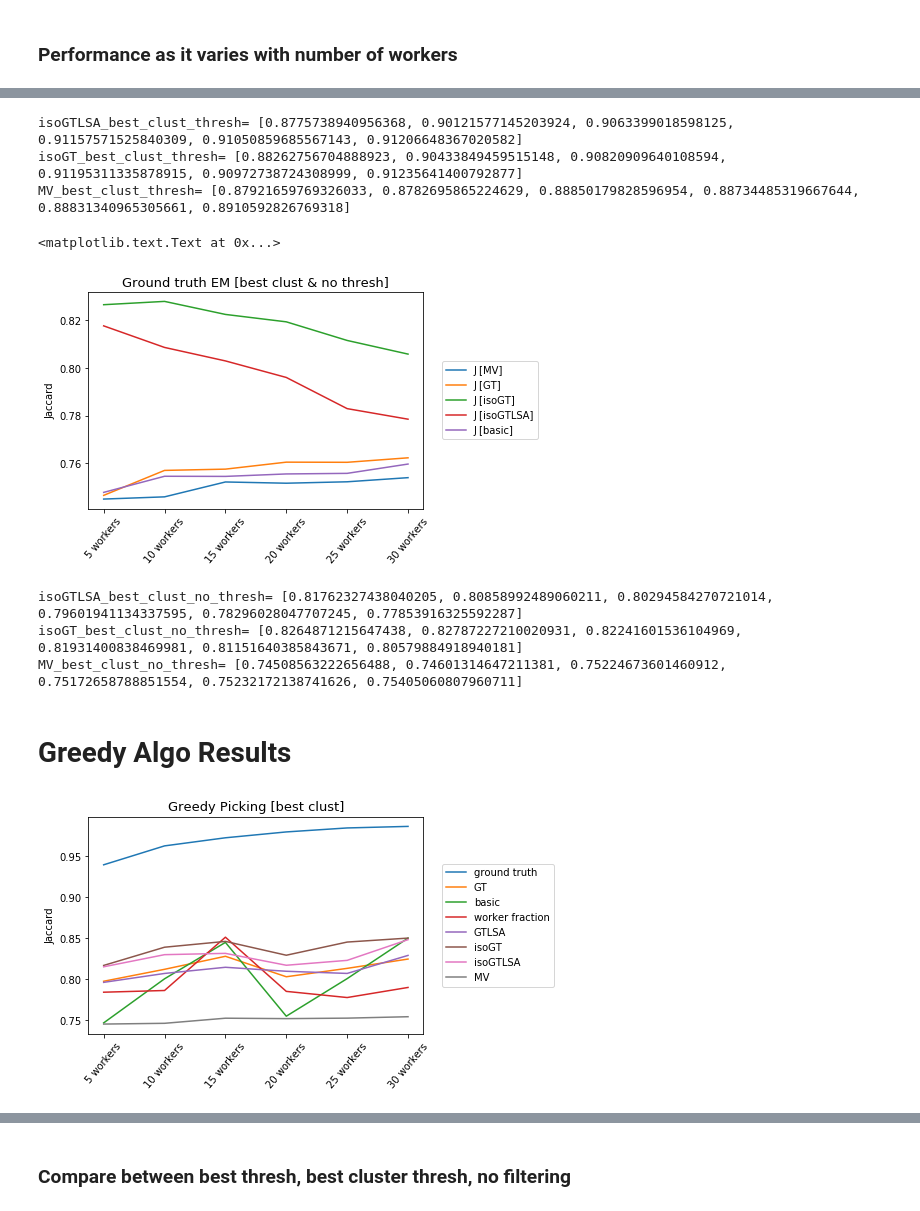
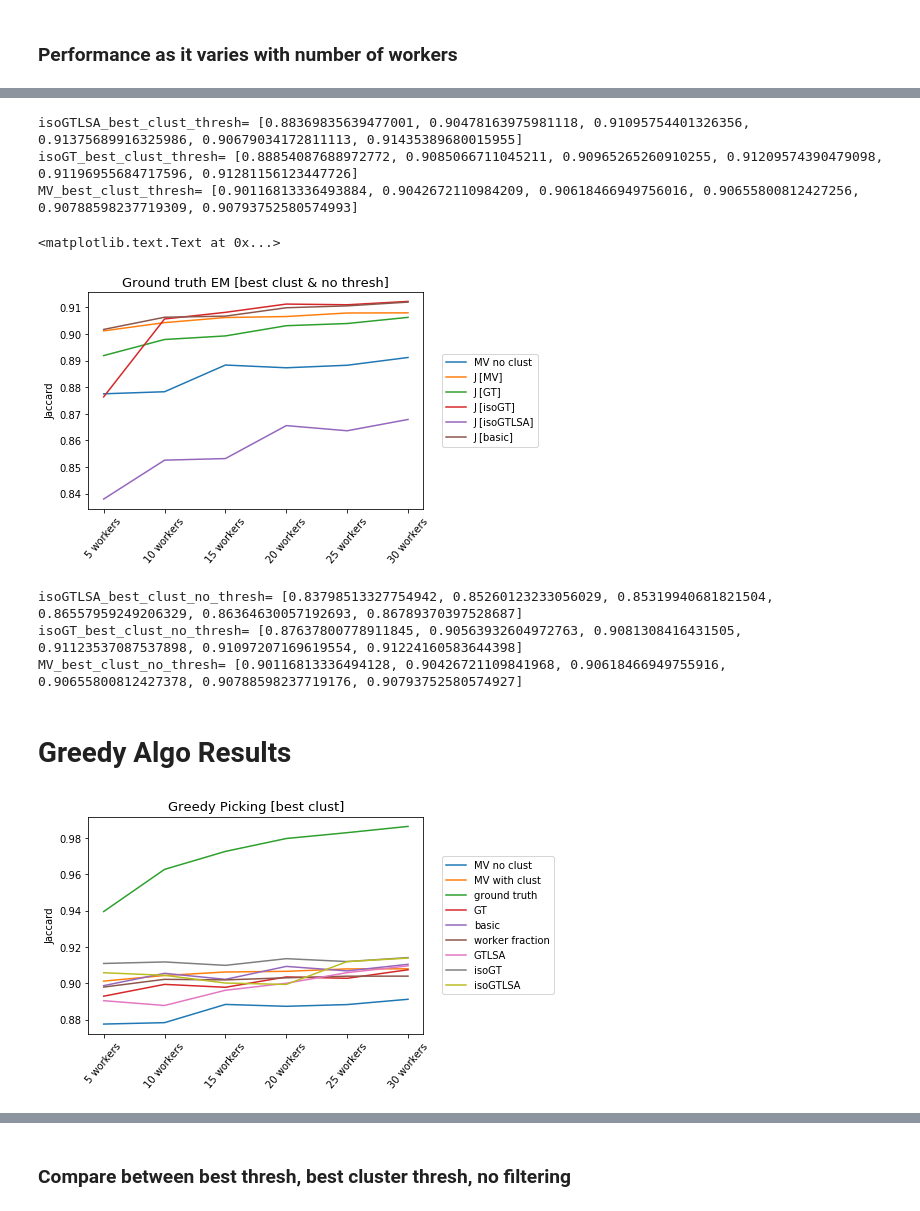
Before and after one commit to cognoscentai/segmentation, a Jupyter notebook: ipynb/PixelBasedGroundTruthExperiment-WithCluster.ipynb, the cells around one changed output, grey strips where cells are left out. Saved outputs shown, nothing was run; the diff lists cells and outputs as text; code cells hidden in the pictures.

```diff
--- a/ipynb/PixelBasedGroundTruthExperiment-WithCluster.ipynb
+++ b/ipynb/PixelBasedGroundTruthExperiment-WithCluster.ipynb
@@ -32,5 +17,0 @@ for mode in  ["GT","isoGT","GTLSA","isoGTLSA","basic"]:
-# %%
-metric_keys=[u'P [MV]',u'R [MV]', u'J [MV]', u'P [GT]', u'R [GT]', u'J [GT]', u'P [isoGT]',
-       u'R [isoGT]', u'J [isoGT]', u'P [GTLSA]', u'R [GTLSA]', u'J [GTLSA]',
-       u'P [isoGTLSA]', u'R [isoGTLSA]', u'J [isoGTLSA]', u'P [basic]',
-       u'R [basic]', u'J [basic]']
@@ -39,14 +18,19 @@ metric_keys=[u'P [MV]',u'R [MV]', u'J [MV]', u'P [GT]', u'R [GT]', u'J [GT]', u'
+# %%
+# compile MV PRJ result from each cluster to CSV
+MV_df = compile_cluster_MV_prj_into_csv()
+# Pick best clusters for each object sample based on MV
+best_clust_df = best_worker_picking()
+# compile all algo and MV PRJs into one big table
+df = compile_all_algo_PRJs()
+# %%
+# Extracting important clusters only
+best_clust_no_thresh_df  = filter_best_clust(df,best_clust_df)
 # %%
-metric_J= [u'J [MV]', u'J [GT]', u'J [isoGT]', u'J [GTLSA]', u'J [isoGTLSA]', u'J [basic]']
+
 # df["J [avrg]"]=df[metric_J].mean(axis=1)
 #best_thres_best_clust_df = df.loc[df.groupby(['num_workers','sample_num','objid'])["J [avrg]"].idxmax()]
 #best_clust_no_thresh_df = df.merge(clust_df) #pick only the clusters that are in the best clusters
 
-# pick rows based on whether it is in clust_df or not
-keys  = list(best_clust_df.columns)
-i1 = df.set_index(keys).index
-i2 = best_clust_df.set_index(keys).index
-best_clust_no_thresh_df = df[(~i1.isin(i2))|(df.clust==-1)]
 # picking threshold that yields the best average Jaccard
 best_clust_no_thresh_df["J [avrg]"]= best_clust_no_thresh_df[metric_J].mean(axis=1)
 best_thres_best_clust_df = best_clust_no_thresh_df.loc[best_clust_no_thresh_df.groupby(['num_workers','sample_num','objid'])["J [avrg]"].idxmax()]
@@ -78,29 +73,34 @@ print "isoGTLSA_best_clust_thresh=",list(Nworker_performance['J [isoGTLSA]'])
 print "isoGT_best_clust_thresh=",list(Nworker_performance['J [isoGT]'])
 print "MV_best_clust_thresh=", list(Nworker_performance['J [MV]'])
 # %% [output]
-isoGTLSA_best_clust_thresh= [0.8775738940956368, 0.90121577145203924, 0.9063399018598125, 0.91157571525840309, 0.91050859685567143, 0.91206648367020582]
-isoGT_best_clust_thresh= [0.88262756704888923, 0.90433849459515148, 0.90820909640108594, 0.91195311335878915, 0.90972738724308999, 0.91235641400792877]
-MV_best_clust_thresh= [0.87921659769326033, 0.8782695865224629, 0.88850179828596954, 0.88734485319667644, 0.88831340965305661, 0.8910592826769318]
+isoGTLSA_best_clust_thresh= [0.88369835639477001, 0.90478163975981118, 0.91095754401326356, 0.91375689916325986, 0.90679034172811113, 0.91435389680015955]
+isoGT_best_clust_thresh= [0.88854087688972772, 0.9085066711045211, 0.90965265260910255, 0.91209574390479098, 0.91196955684717596, 0.91281156123447726]
+MV_best_clust_thresh= [0.90116813336493884, 0.9042672110984209, 0.90618466949756016, 0.90655800812427256, 0.90788598237719309, 0.90793752580574993]
 # %%
 Nworker_performance = best_clust_no_thresh_df.groupby("num_workers").mean()
 metric_J = [metric for metric in metric_keys if 'J' in metric ]
 #Nworker_performance = Nworker_performance.reindex(['5workers_rand0','10workers_rand0','15workers_rand0','20workers_rand0','25workers_rand0','30workers_rand0'])
+# original "whole" MV PRJ for every object table --> MV_noClust : MV with no clustering
+MV = pd.read_csv("pixel_em/MV_PRJ_table.csv")
+MV_noClust = np.array(MV.groupby("num_workers").mean()["MV_jaccard"])
+plt.plot(MV_noClust,label="MV no clust")
+
 for algo in metric_J:
     if '[GTLSA]' not in algo:#exclude *GTLSA for now
         plt.plot(np.array(Nworker_performance[algo]),label=algo)
 plt.legend(bbox_to_anchor=(1.04,0.5),loc="center left")
 plt.ylabel("Jaccard")
 plt.xticks(rotation=50)
 a = gca().set_xticklabels([0,'5 workers','10 workers','15 workers','20 workers','25 workers','30 workers'])
 plt.title("Ground truth EM [best clust & no thresh]",fontsize=13)
 # %% [output]
 <matplotlib.text.Text at 0x...>
-[figure, old version]
+[figure, new version]
 # %%
 print "isoGTLSA_best_clust_no_thresh=",list(Nworker_performance['J [isoGTLSA]'])
 print "isoGT_best_clust_no_thresh=",list(Nworker_performance['J [isoGT]'])
 print "MV_best_clust_no_thresh=", list(Nworker_performance['J [MV]'])
 # %% [output]
-isoGTLSA_best_clust_no_thresh= [0.81762327438040205, 0.80858992489060211, 0.80294584270721014, 0.79601941134337595, 0.78296028047707245, 0.77853916325592287]
-isoGT_best_clust_no_thresh= [0.8264871215647438, 0.82787227210020931, 0.82241601536104969, 0.81931400838469981, 0.81151640385843671, 0.80579884918940181]
-MV_best_clust_no_thresh= [0.74508563222656488, 0.74601314647211381, 0.75224673601460912, 0.75172658788851554, 0.75232172138741626, 0.75405060807960711]
+isoGTLSA_best_clust_no_thresh= [0.83798513327754942, 0.85260123233056029, 0.85319940681821504, 0.86557959249206329, 0.86364630057192693, 0.86789370397528687]
+isoGT_best_clust_no_thresh= [0.87637800778911845, 0.90563932604972763, 0.9081308416431505, 0.91123537087537898, 0.91097207169619554, 0.91224160583644398]
+MV_best_clust_no_thresh= [0.90116813336494128, 0.90426721109841968, 0.90618466949755916, 0.90655800812427378, 0.90788598237719176, 0.90793752580574927]
@@ -157,16 +116,16 @@ best_clust = greedy_df.loc[greedy_df.groupby(['sample','objid','cluster_id'])["j
 # %%
-Nworker_performance = best_clust.groupby(['algo','num_workers'],as_index=False)[['j']].mean()
-
+Nworker_performance = greedy_df.groupby(['algo','num_workers'],as_index=False)[['j']].mean()
+plt.plot(MV_noClust,label="MV no clust")
+plt.plot(MV_withClust,label="MV with clust")
 for algo in list(set(Nworker_performance["algo"])):
     plt.plot(np.array(Nworker_performance[Nworker_performance["algo"]==algo][['j']]),label=algo)
-plt.plot(MVarr,label="MV")
 plt.legend(bbox_to_anchor=(1.04,0.5),loc="center left")
 plt.ylabel("Jaccard")
 plt.xticks(rotation=50)
 plt.title("Greedy Picking [best clust]",fontsize=13)
 a = gca().set_xticklabels([0,'5 workers','10 workers','15 workers','20 workers','25 workers','30 workers'])
 # %% [output]
-[figure, old version]
+[figure, new version]
 # %%
 print "greedy_ground_truth=",list(Nworker_performance[Nworker_performance["algo"]=="ground truth"]['j'])
 print "greedy_best_clust_isoGT=",list(Nworker_performance[Nworker_performance["algo"]=="isoGT"]['j'])
```
Also changed, not shown: parts of 23 cells of this notebook, 2 other files.
